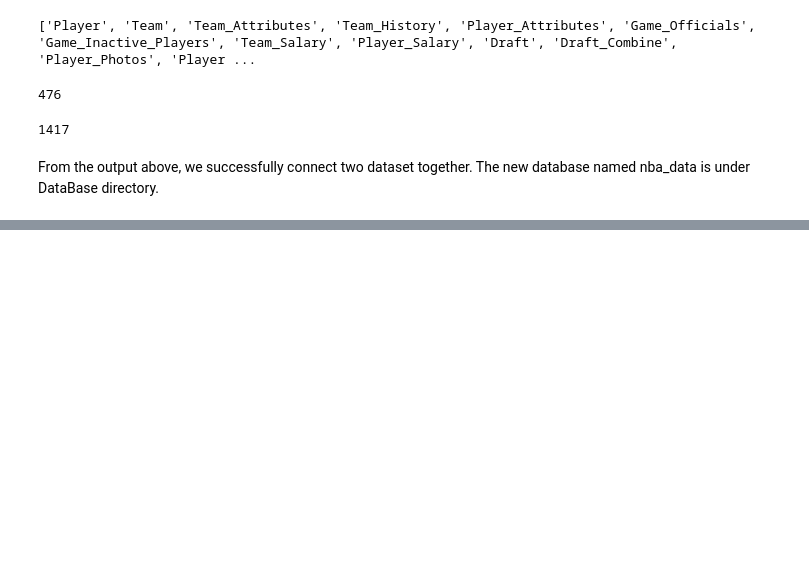
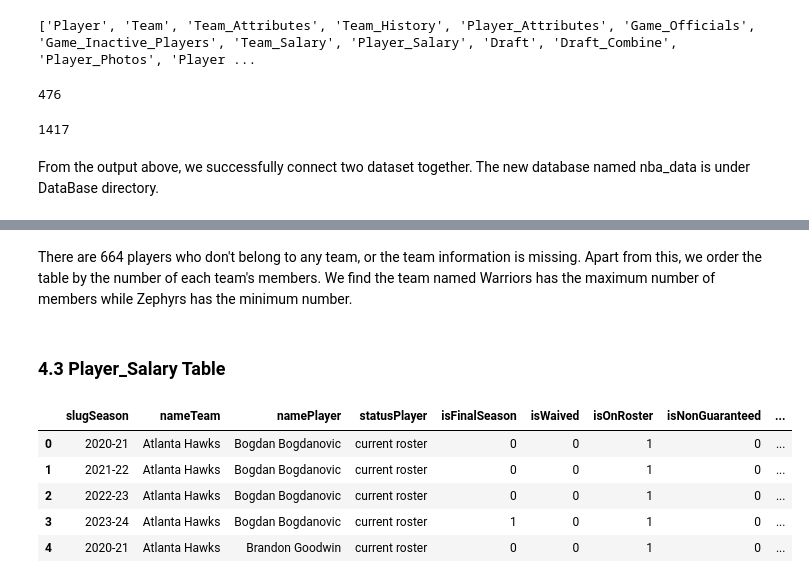
Before and after one commit to VIcKII-Z/Database-final-proj_on-NBA-datasets, a Jupyter notebook: Final Project.ipynb, the cells around one changed output, grey strips where cells are left out. Saved outputs shown, nothing was run; the diff lists cells and outputs as text; code cells hidden in the pictures; blank space fills up the shorter version.

```diff
--- a/Final Project.ipynb
+++ b/Final Project.ipynb
@@ -90,0 +216,16 @@ From the output above, we successfully connect two dataset together. The new dat
+# %% [markdown]
+There are 664 players who don't belong to any team, or the team information is missing. Apart from this, we order the table by the number of each team's members. We find the team named Warriors has the maximum number of members while Zephyrs has the minimum number.
+# %% [markdown]
+### 4.3 Player_Salary Table
+# %%
+cursor.execute('SELECT * from Player_Salary')
+cols = [column[0] for column in cursor.description]
+player_salary = pd.DataFrame.from_records(data = cursor.fetchall(), columns = cols)
+player_salary.head()
+# %% [output]
+|  | slugSeason | nameTeam | namePlayer | statusPlayer | isFinalSeason | isWaived | isOnRoster | isNonGuaranteed | ... |
+| 0 | 2020-21 | Atlanta Hawks | Bogdan Bogdanovic | current roster | 0 | 0 | 1 | 0 | ... |
+| 1 | 2021-22 | Atlanta Hawks | Bogdan Bogdanovic | current roster | 0 | 0 | 1 | 0 | ... |
+| 2 | 2022-23 | Atlanta Hawks | Bogdan Bogdanovic | current roster | 0 | 0 | 1 | 0 | ... |
+| 3 | 2023-24 | Atlanta Hawks | Bogdan Bogdanovic | current roster | 1 | 0 | 1 | 0 | ... |
+| 4 | 2020-21 | Atlanta Hawks | Brandon Goodwin | current roster | 0 | 0 | 1 | 0 | ... |
```
Also changed, not shown: parts of 33 cells of this notebook.
